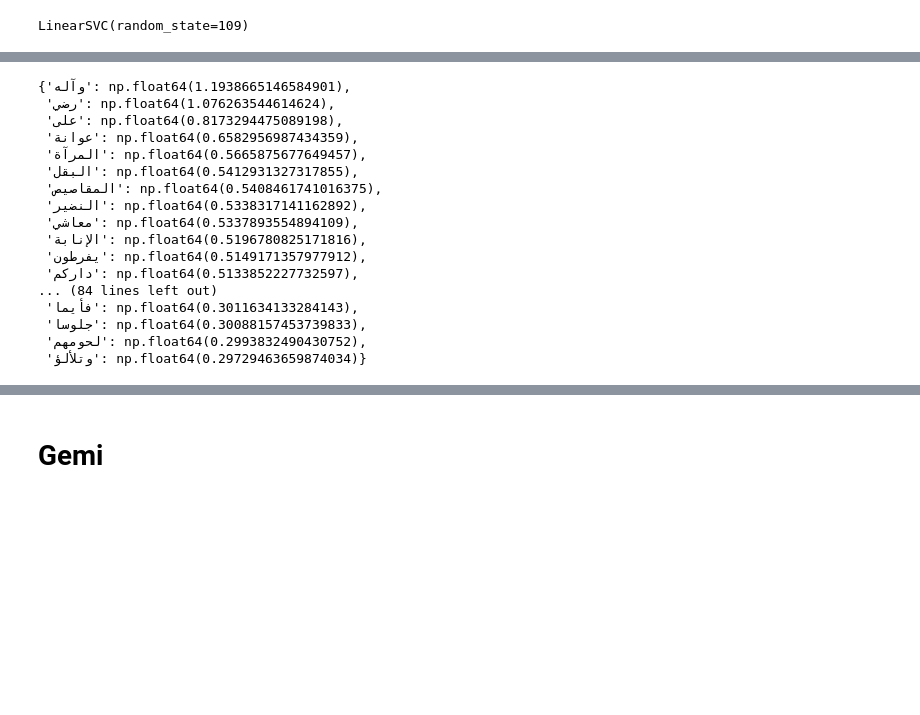
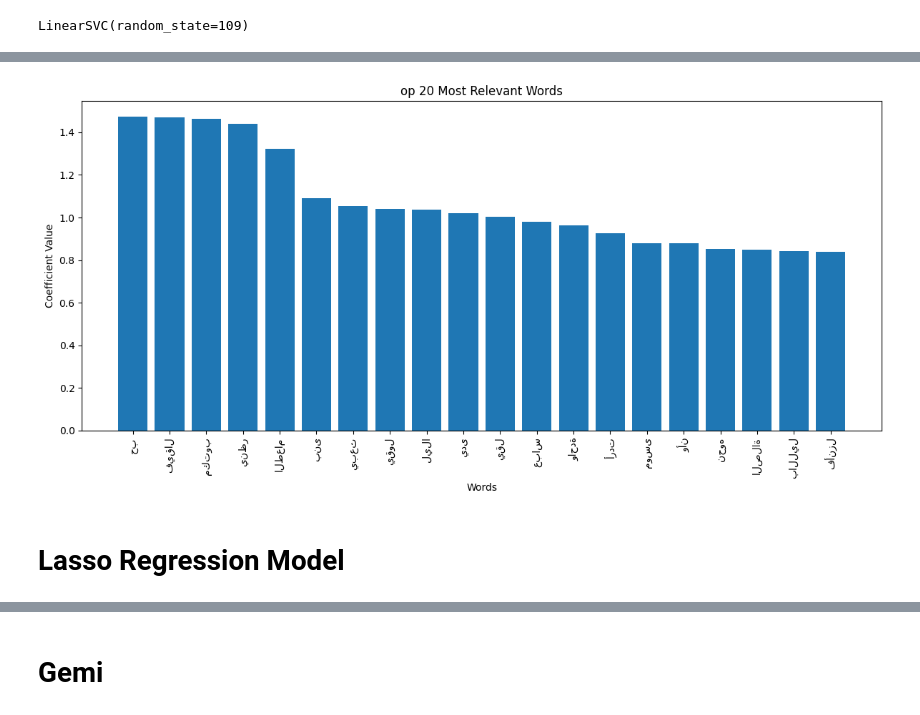
Before and after one commit to MuhammadHelmyOmar/Hadith, a Jupyter notebook: bow_featuring.ipynb, the cells around one changed output, grey strips where cells are left out. Saved outputs shown, nothing was run; the diff lists cells and outputs as text; code cells hidden in the pictures; blank space fills up the shorter version.

```diff
--- a/bow_featuring.ipynb
+++ b/bow_featuring.ipynb
@@ -351,20 +367,16 @@ dict_keys(['وآله', 'رضي', 'على', 'عوانة', 'المرآة', 'الب
-# %%
-maximas
-# %% [output]
-{'وآله': np.float64(1.1938665146584901),
- 'رضي': np.float64(1.076263544614624),
- 'على': np.float64(0.8173294475089198),
- 'عوانة': np.float64(0.6582956987434359),
- 'المرآة': np.float64(0.5665875677649457),
- 'البقل': np.float64(0.5412931327317855),
- 'المقاصيص': np.float64(0.5408461741016375),
- 'النضير': np.float64(0.5338317141162892),
- 'معاشي': np.float64(0.5337893554894109),
- 'الإنابة': np.float64(0.5196780825171816),
- 'يفرطون': np.float64(0.5149171357977912),
- 'داركم': np.float64(0.5133852227732597),
-... (84 lines left out)
- 'فأيما': np.float64(0.3011634133284143),
- 'جلوسا': np.float64(0.30088157453739833),
- 'لحومهم': np.float64(0.2993832490430752),
- 'وتلألؤ': np.float64(0.29729463659874034)}
+# %%
+# Plot the coefficients for maximas
+maximas = dict(sorted(maximas.items(), key=lambda item: abs(item[1]), reverse=True))
+
+plt.figure(figsize=(12, 6))
+plt.bar(list(maximas.keys())[:20], list(maximas.values())[:20])
+plt.xticks(rotation=90)
+plt.title('op 20 Most Relevant Words')
+plt.xlabel('Words')
+plt.ylabel('Coefficient Value')
+plt.tight_layout()
+plt.show()
+# %% [output]
+[figure, added]
+# %% [markdown]
+# Lasso Regression Model
```
Also changed, not shown: parts of 13 cells of this notebook.
